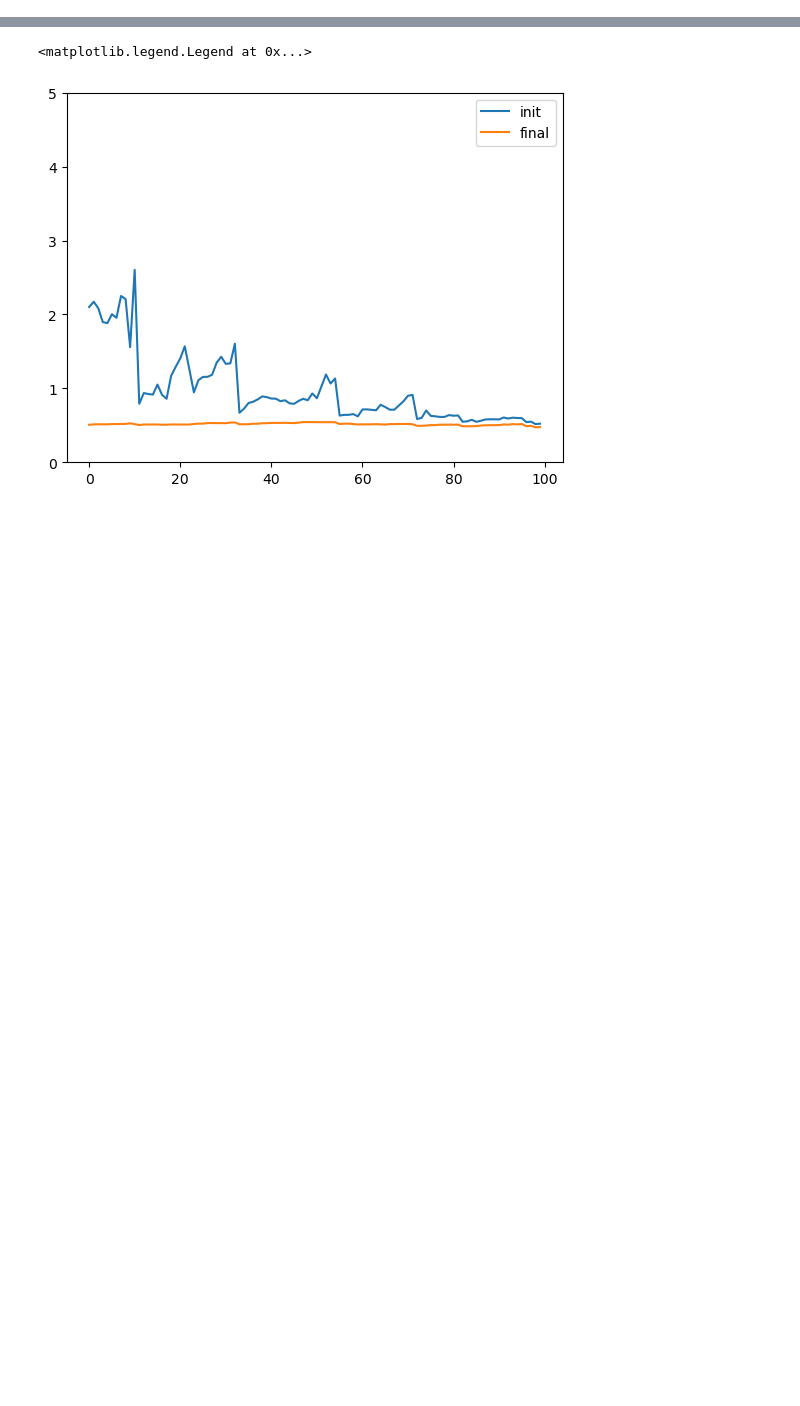
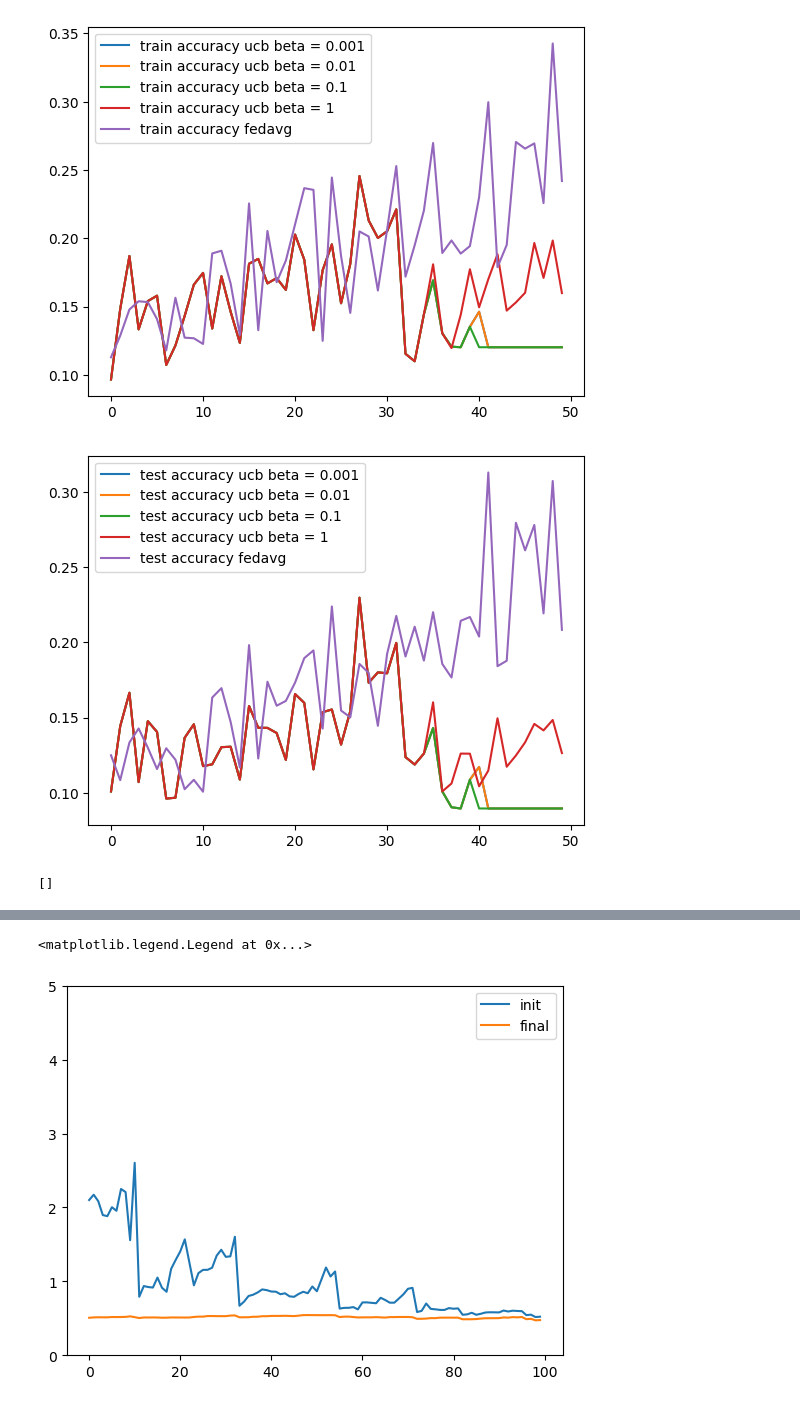
Before and after one commit to pringlesinghal/GreedyFed, a Jupyter notebook: dropout_experiments.ipynb, the cells around one changed output, grey strips where cells are left out. Saved outputs shown, nothing was run; the diff lists cells and outputs as text; code cells hidden in the pictures; blank space fills up the shorter version.

```diff
--- a/dropout_experiments.ipynb
+++ b/dropout_experiments.ipynb
@@ -1526,0 +1576,6 @@ def fedprox_runs(mu, runs):
+# %%
+test_acc = {}
+train_acc = {}
+train_loss = {}
+val_loss = {}
+test_loss = {}
@@ -1526,0 +1607,6 @@ def fedprox_runs(mu, runs):
+# %%
+# mus = [0.001, 0.01, 0.1, 1]
+mus = [5,10]
+for mu in mus:
+    parameters['mu'] = mu
+    test_acc[f'fedprox_{mu}'], train_acc[f'fedprox_{mu}'], train_loss[f'fedprox_{mu}'], val_loss[f'fedprox_{mu}'], test_loss[f'fedprox_{mu}'] = runs(3, 'fedprox', parameters)
@@ -1526,0 +1628,5 @@ def fedprox_runs(mu, runs):
+# %%
+betas = [0.001, 0.01, 0.1, 1]
+for beta in betas:
+    parameters['beta'] = beta
+    test_acc[f'ucb_{beta}'], train_acc[f'ucb_{beta}'], train_loss[f'ucb_{beta}'], val_loss[f'ucb_{beta}'], test_loss[f'ucb_{beta}'] = runs(3, 'ucb', parameters)
@@ -1526,0 +1646,37 @@ def fedprox_runs(mu, runs):
+# %%
+# for mu in mus:
+#     plt.plot(train_acc[f'fedprox_{mu}'], label = 'train accuracy'+f' fedprox mu = {mu}')
+for beta in betas:
+    plt.plot(train_acc[f'ucb_{beta}'], label = 'train accuracy'+f' ucb beta = {beta}')
+plt.plot(train_acc['fedavg'], label = 'train accuracy'+ f' fedavg')
+plt.legend()
+plt.show()
+
+# for mu in mus:
+#     plt.plot(test_acc[f'fedprox_{mu}'], label ='test accuracy'+f' fedprox mu = {mu}')
+for beta in betas:
+    plt.plot(test_acc[f'ucb_{beta}'], label = 'test accuracy'+f' ucb beta = {beta}')
+plt.plot(test_acc['fedavg'], label ='test accuracy'+ f' fedavg')
+plt.legend()
+plt.show()
+
+# for mu in mus:
+#     plt.plot(train_loss[f'fedprox_{mu}'], label = 'train loss: '+f'fedprox_{mu}')
+#     plt.plot(test_loss[f'fedprox_{mu}'], label = 'test_loss: '+f'fedprox_{mu}')
+#     plt.plot(val_loss[f'fedprox_{mu}'], label = 'val loss: '+f'fedprox_{mu}')
+
+for beta in betas:
+    plt.plot(train_loss[f'ucb_{beta}'], label = 'train loss: '+f'ucb beta = {beta}')
+    plt.plot(test_loss[f'ucb_{beta}'], label = 'test_loss: '+f'ucb beta = {beta}')
+    plt.plot(val_loss[f'ucb_{beta}'], label = 'val loss: '+f'ucb beta = {beta}')
+
+
+plt.plot(train_loss['fedavg'], label='train loss '+ 'fedavg')
+plt.plot(val_loss['fedavg'], label='val loss '+ 'fedavg')
+plt.plot(test_loss['fedavg'], label='test loss '+ 'fedavg')
+plt.legend()
+plt.plot()
+# %% [output]
+[figure, added]
+[figure, added]
+[]
```
Also changed, not shown: parts of 38 cells of this notebook, 1 other file.
